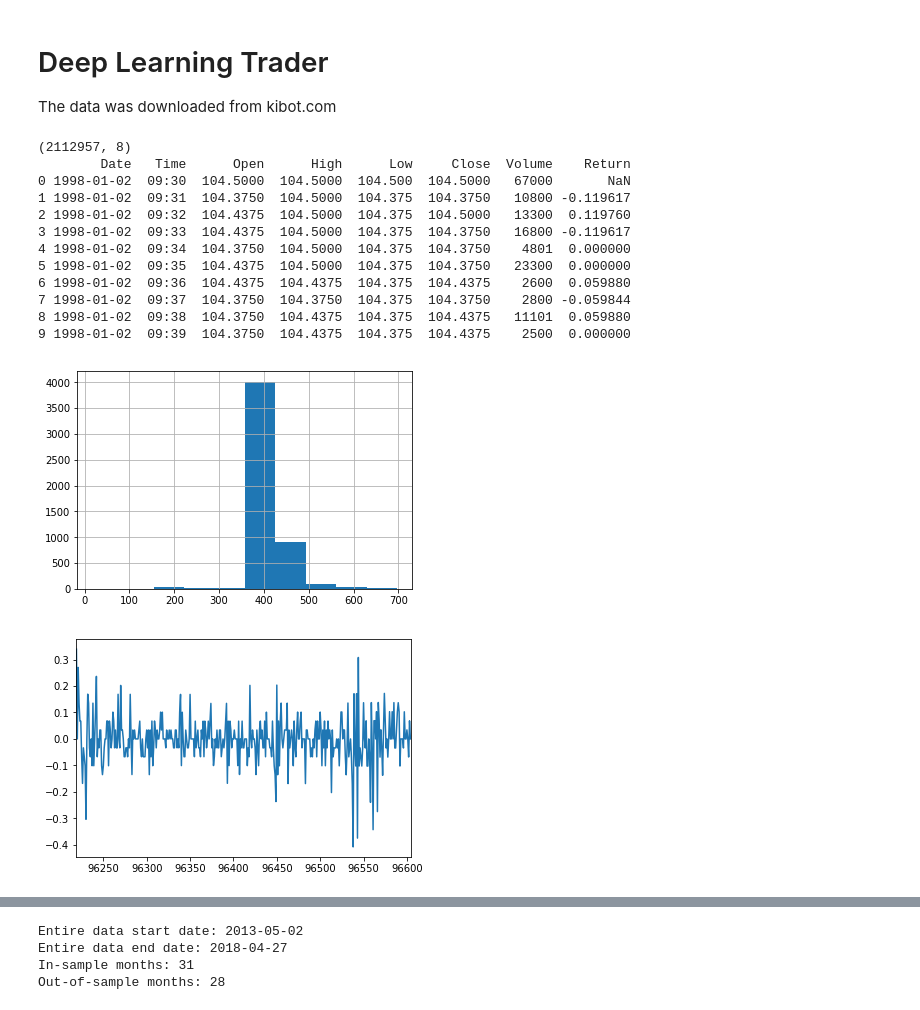
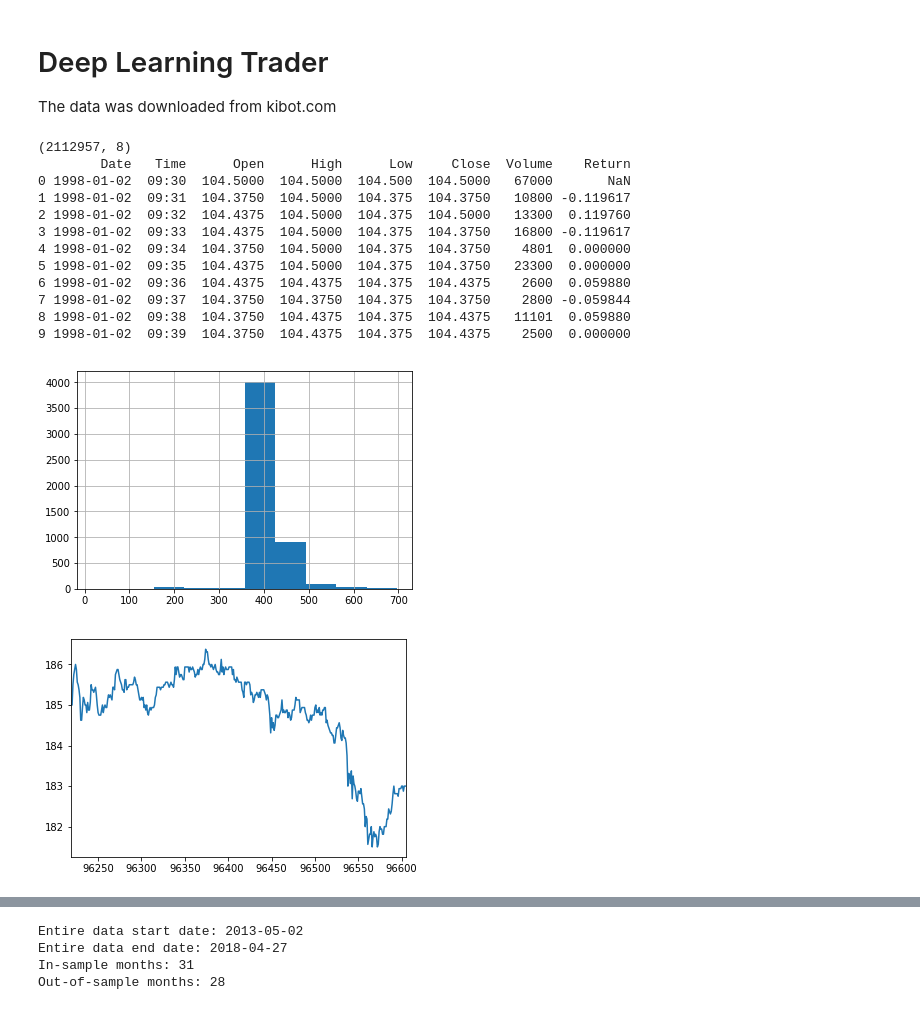
Before and after one commit to mrbraveheart71/DeepLearningTrader, a Jupyter notebook: DeepLearningTrader.ipynb, the cells around one changed output, grey strips where cells are left out. Saved outputs shown, nothing was run; the diff lists cells and outputs as text; code cells hidden in the pictures.

```diff
--- a/DeepLearningTrader.ipynb
+++ b/DeepLearningTrader.ipynb
@@ -15,32 +15,32 @@ df['Date'] =  pd.to_datetime(df['Date'],infer_datetime_format=True)
 # %%
 import matplotlib.pyplot as plt
 
 print(df.shape)
 print(df[:10])
 
 #df_short = df[:100000].copy()
 #print(df_short.shape)
 #df_short['Date'].groupby(df_short['Date']).count().plot(kind="bar")
 df['Date'].value_counts().hist()
 df.set_index('Date')
 plt.show()
 
 df_one_day = df[(df['Date'] >= '1999-01-04') & (df['Date'] <= '1999-01-04')].copy()
 #df_one_day.set_index('Time')
-df_one_day['Return'].plot()
+df_one_day['Close'].plot()
 plt.show()
 # %% [output]
 (2112957, 8)
         Date   Time      Open      High      Low     Close  Volume    Return
 0 1998-01-02  09:30  104.5000  104.5000  104.500  104.5000   67000       NaN
 1 1998-01-02  09:31  104.3750  104.5000  104.375  104.3750   10800 -0.119617
 2 1998-01-02  09:32  104.4375  104.5000  104.375  104.5000   13300  0.119760
 3 1998-01-02  09:33  104.4375  104.5000  104.375  104.3750   16800 -0.119617
 4 1998-01-02  09:34  104.3750  104.5000  104.375  104.3750    4801  0.000000
 5 1998-01-02  09:35  104.4375  104.5000  104.375  104.3750   23300  0.000000
 6 1998-01-02  09:36  104.4375  104.4375  104.375  104.4375    2600  0.059880
 7 1998-01-02  09:37  104.3750  104.3750  104.375  104.3750    2800 -0.059844
 8 1998-01-02  09:38  104.3750  104.4375  104.375  104.4375   11101  0.059880
 9 1998-01-02  09:39  104.3750  104.4375  104.375  104.4375    2500  0.000000
 [figure]
-[figure, old version]
+[figure, new version]
```
Also changed, not shown: parts of 2 cells of this notebook.
